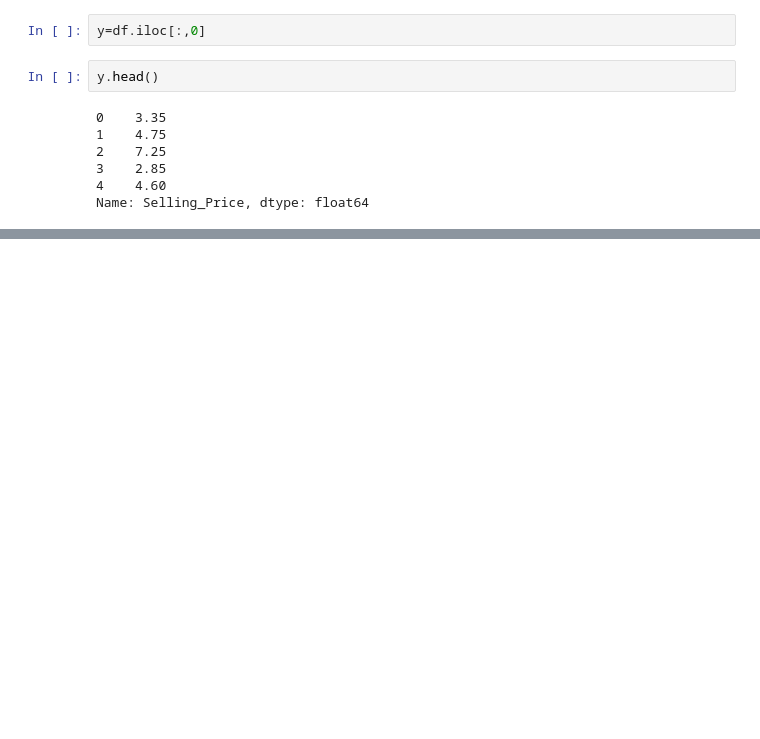
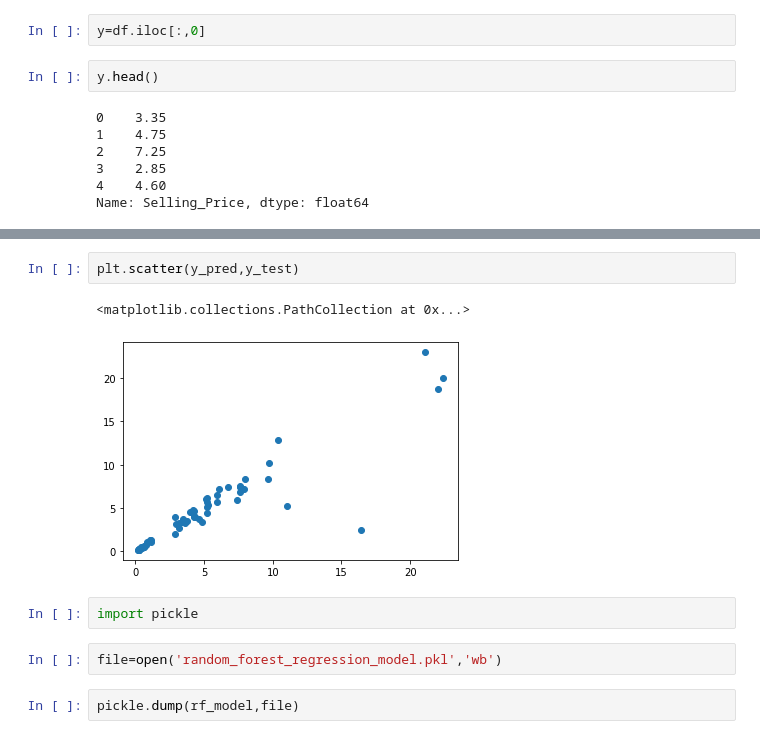
Before and after one commit to ViVeK-KuMaR3/Self, a Jupyter notebook: carDekho/carPrediction.ipynb, the cells around one changed output, grey strips where cells are left out. Saved outputs shown, nothing was run; the diff lists cells and outputs as text; blank space fills up the shorter version.

```diff
--- a/carDekho/carPrediction.ipynb
+++ b/carDekho/carPrediction.ipynb
@@ -201,0 +298,11 @@ ModuleNotFoundError: No module named 'sklearn'
+# %%
+plt.scatter(y_pred,y_test)
+# %% [output]
+<matplotlib.collections.PathCollection at 0x...>
+[figure, added]
+# %%
+import pickle
+# %%
+file=open('random_forest_regression_model.pkl','wb')
+# %%
+pickle.dump(rf_model,file)
```
Also changed, not shown: parts of 22 cells of this notebook, 3 other files.
